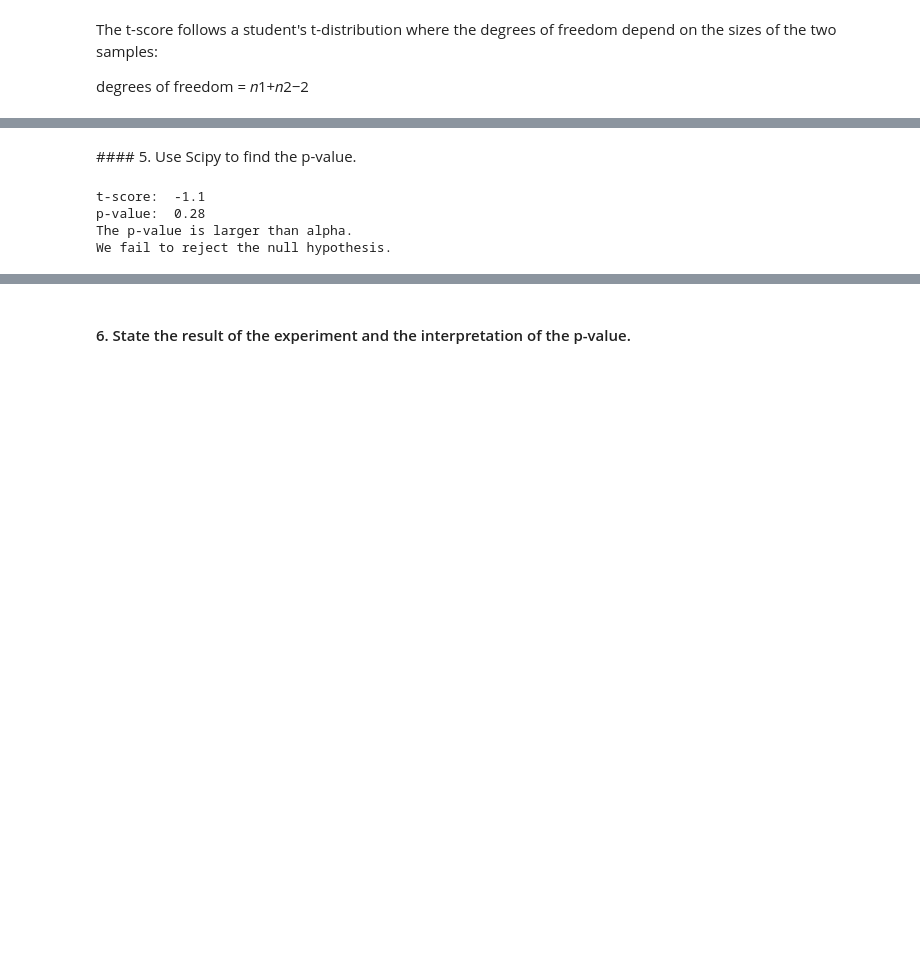
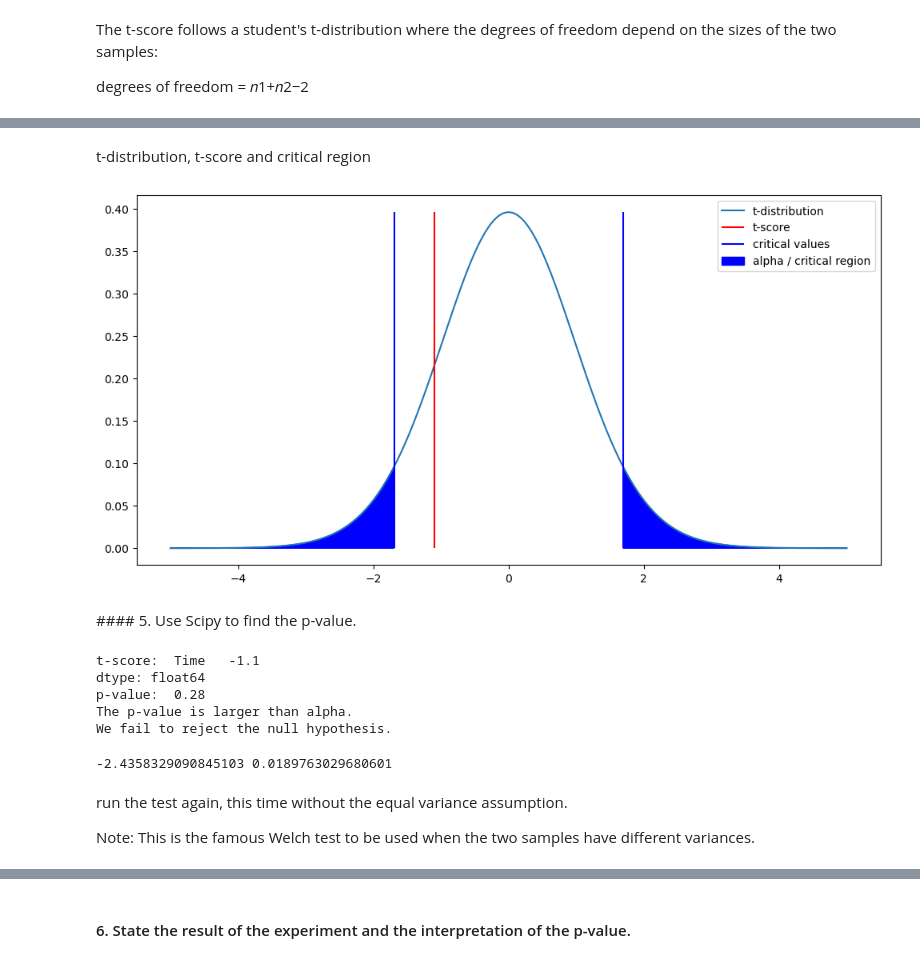
Before and after one commit to Joldon/AB-hypothesis_testing, a Jupyter notebook: 4_1__2_sample_t_test_code_along_9steps.ipynb, the cells around one changed output, grey strips where cells are left out. Saved outputs shown, nothing was run; the diff lists cells and outputs as text; code cells hidden in the pictures; blank space fills up the shorter version.

```diff
--- a/4_1__2_sample_t_test_code_along_9steps.ipynb
+++ b/4_1__2_sample_t_test_code_along_9steps.ipynb
@@ -552,2 +644,22 @@ degrees of freedom =  𝑛1+𝑛2−2
+# %%
+critical_value = 1.691 #looked up from the table: two-tails, 0.1 significance level, 34 degrees of freedom
+# %% [markdown]
+t-distribution, t-score and critical region
+# %%
+#@title t-distribution, t-score and critical region
+plt.figure(figsize=(12,6))
+# Plot a t-distribution with the degrees of freedom from our sample.
+plt.plot(xt, t.pdf(xt,degrees_of_freedom), label="t-distribution")
+# Add a vertical line for the t-score.
+plt.vlines(t_score, ymin=0, ymax=max(t.pdf(xt,degrees_of_freedom)), color="red", label="t-score")
+# Add vertical lines for the critical values.
+plt.vlines(-critical_value, ymin=0, ymax=max(t.pdf(xt,degrees_of_freedom)), color="blue", label="critical values")
+plt.vlines(critical_value, ymin=0, ymax=max(t.pdf(xt,degrees_of_freedom)), color="blue")
+# Shade the area under the curve for values more extreme than +/-the critical value (= alpha).
+plt.fill_between(xt, t.pdf(xt,degrees_of_freedom), where=(-critical_value>xt)|(xt>critical_value), color= "b", label="alpha / critical region")
+plt.legend()
+plt.show()
+# %% [output]
+[figure, added]
 # %% [markdown]
 #### 5. Use Scipy to find the p-value.
@@ -554,20 +670,32 @@ degrees of freedom =  𝑛1+𝑛2−2
 # %%
 #Scipy method to find t-score and p-value
-# from scipy.stats import ttest_ind
-# alpha = 0.1
-# page_A = session_times[session_times.Page == 'Page A'].Time
-# page_B = session_times[session_times.Page == 'Page B'].Time
-# t_score, pvalue = ttest_ind(a = page_A, b = page_B, alternative='two-sided', equal_var=False)
-# print("t-score: ", round(t_score, 2))
-# print("p-value: ", round(pvalue, 2))
-# if pvalue > alpha:
-#     print("The p-value is larger than alpha.")
-#     print("We fail to reject the null hypothesis.")
-# else:
-#     print("The p-value is smaller than alpha.")
-#     print("We reject the null hypothesis.")
+
+from scipy.stats import ttest_ind
+alpha = 0.1
+page_A = session_times[session_times.Page == 'Page A'].Time
+page_B = session_times[session_times.Page == 'Page B'].Time
+tscore, pvalue = ttest_ind(a = page_A, b = page_B, alternative='two-sided', equal_var=False)
+print("t-score: ", round(t_score, 2))
+print("p-value: ", round(pvalue, 2))
+if pvalue > alpha:
+    print("The p-value is larger than alpha.")
+    print("We fail to reject the null hypothesis.")
+else:
+    print("The p-value is smaller than alpha.")
+    print("We reject the null hypothesis.")
 # %% [output]
-t-score:  -1.1
+t-score:  Time   -1.1
+dtype: float64
 p-value:  0.28
 The p-value is larger than alpha.
 We fail to reject the null hypothesis.
+# %%
+# Scipy's t-test for the means of two independent samples of scores assumes by default that the populations have identical variances.
+tscore, pvalue = ttest_ind(a = f_a, b = f_b, alternative='two-sided')
+print(tscore, pvalue)
+# %% [output]
+-2.4358329090845103 0.0189763029680601
+# %% [markdown]
+run the test again, this time without the equal variance assumption.
+
+Note: This is the famous Welch test to be used when the two samples have different variances.
```
Also changed, not shown: parts of 21 cells of this notebook.
